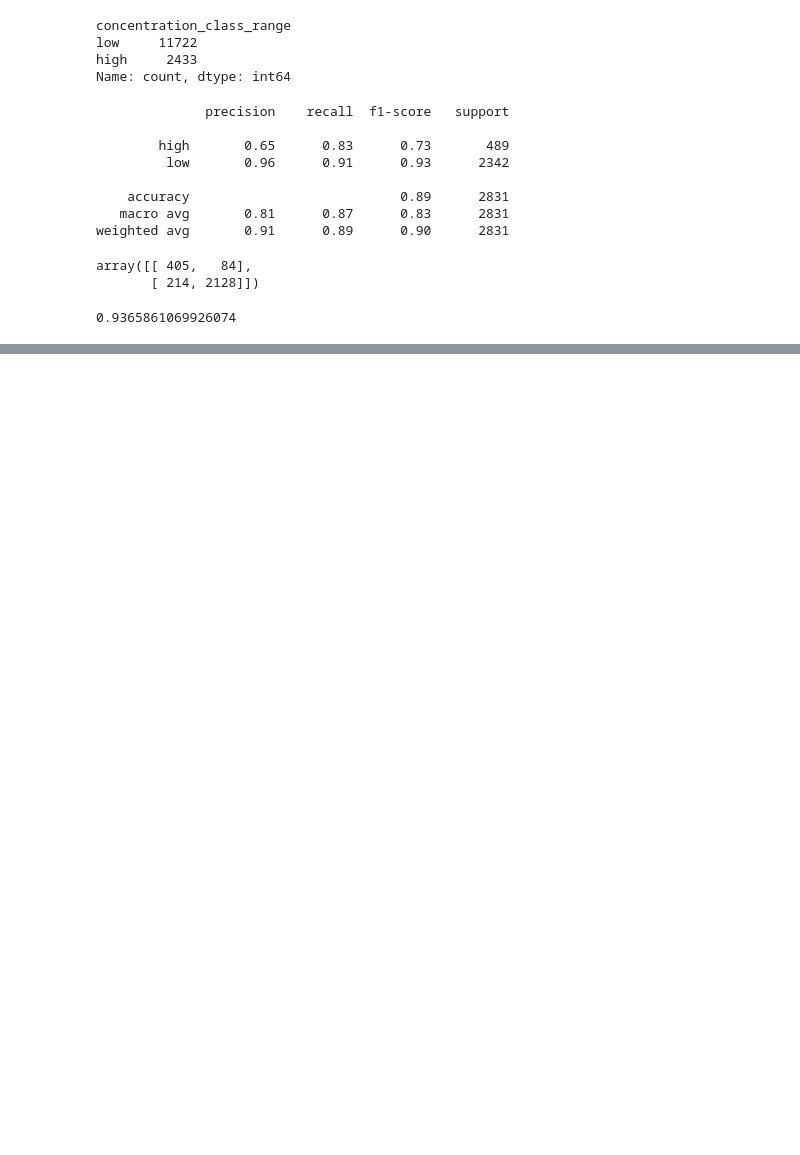
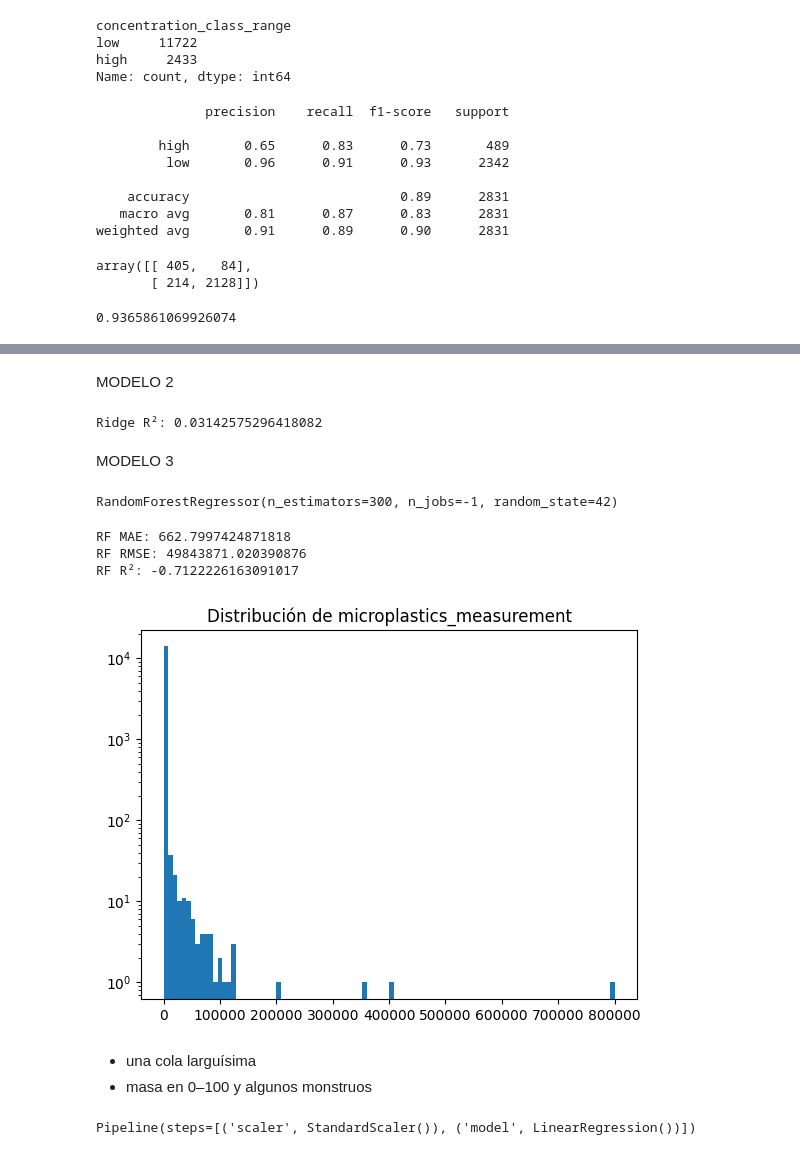
Before and after one commit to 4GeeksAcademy/loreykil_proyecto_final, a Jupyter notebook: src/model_NOAA_ecology.ipynb, the cells around one changed output, grey strips where cells are left out. Saved outputs shown, nothing was run; the diff lists cells and outputs as text; code cells hidden in the pictures; blank space fills up the shorter version.

```diff
--- a/src/model_NOAA_ecology.ipynb
+++ b/src/model_NOAA_ecology.ipynb
@@ -78,0 +94,3 @@ roc_auc_score(y_test, y_proba)
+# %%
+y = df['microplastics_measurement']
+y.describe()
@@ -78,0 +113,9 @@ roc_auc_score(y_test, y_proba)
+# %%
+features = ['temperature', 'salinity', 'chlorophyll', 'nitrate',
+            'phosphate', 'oxygen_dissolved', 'oxygen_utilization']
+target = 'concentration_class_range'
+X = df[features]
+# %%
+mask = X.notna().all(axis=1) & y.notna()
+X = X[mask]
+y = y[mask]
@@ -78,0 +147,50 @@ roc_auc_score(y_test, y_proba)
+# %% [markdown]
+MODELO 2
+# %%
+ridge_model = Pipeline([
+    ('scaler', StandardScaler()),
+    ('model', Ridge(alpha=1.0))
+])
+
+ridge_model.fit(X_train, y_train)
+
+y_pred = ridge_model.predict(X_test)
+
+print("Ridge R²:", r2_score(y_test, y_pred))
+# %% [output]
+Ridge R²: 0.03142575296418082
+# %% [markdown]
+MODELO 3
+# %%
+rf_model = RandomForestRegressor(
+    n_estimators=300,
+    max_depth=None,
+    random_state=42,
+    n_jobs=-1
+)
+
+rf_model.fit(X_train, y_train)
+# %% [output]
+RandomForestRegressor(n_estimators=300, n_jobs=-1, random_state=42)
+# %%
+y_pred = rf_model.predict(X_test)
+
+print("RF MAE:", mean_absolute_error(y_test, y_pred))
+print("RF RMSE:", mean_squared_error(y_test, y_pred))
+print("RF R²:", r2_score(y_test, y_pred))
+# %% [output]
+RF MAE: 662.7997424871818
+RF RMSE: 49843871.020390876
+RF R²: -0.7122226163091017
+# %%
+import matplotlib.pyplot as plt
+
+plt.hist(y, bins=100)
+plt.yscale('log')
+plt.title("Distribución de microplastics_measurement")
+plt.show()
+# %% [output]
+[figure, added]
+# %% [markdown]
+- una cola larguísima
+- masa en 0–100 y algunos monstruos
@@ -78,0 +205,9 @@ roc_auc_score(y_test, y_proba)
+# %%
+lin_model_log = Pipeline([
+    ('scaler', StandardScaler()),
+    ('model', LinearRegression())
+])
+
+lin_model_log.fit(X_train, y_train_log)
+# %% [output]
+Pipeline(steps=[('scaler', StandardScaler()), ('model', LinearRegression())])
```
Also changed, not shown: parts of 16 cells of this notebook, 5 other files.
